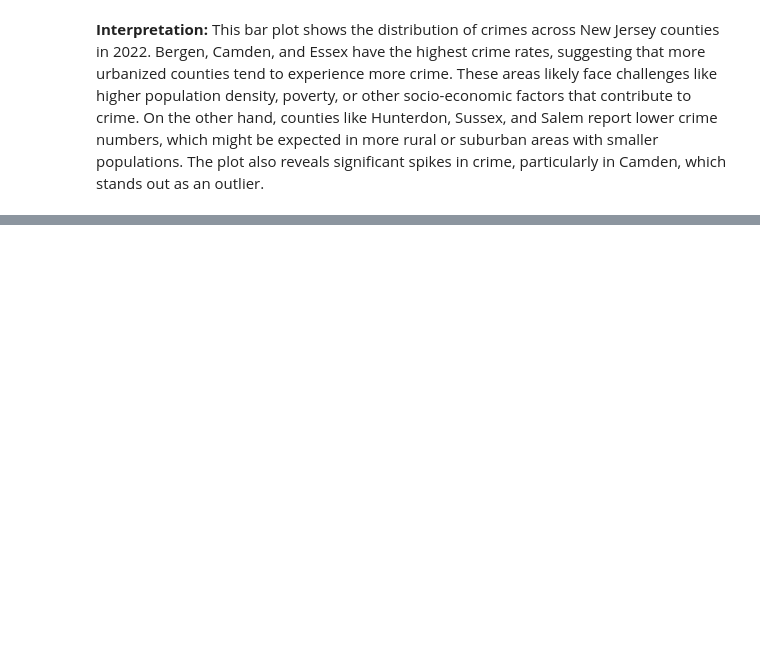
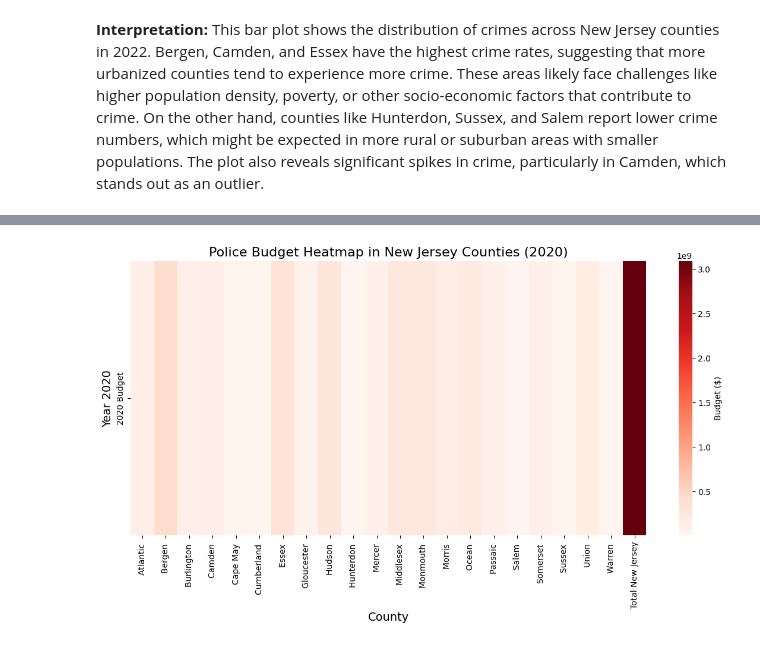
Before and after one commit to erikaguiracocha/Data-Visualization-2025, a Jupyter notebook: PS2erikaguiracocha.ipynb, the cells around one changed output, grey strips where cells are left out. Drawn from its saved outputs; the diff is of its cells as text; code cells hidden in the pictures; blank space fills up the shorter version.

```diff
--- a/PS2erikaguiracocha.ipynb
+++ b/PS2erikaguiracocha.ipynb
@@ -103,0 +192,35 @@ Passing `palette` without assigning `hue` is deprecated and will be removed in v
+# %%
+import matplotlib.pyplot as plt
+import seaborn as sns
+import pandas as pd
+
+# Convert '2020' column to numeric values
+budget_data['2020'] = budget_data['2020'].replace({',': ''}, regex=True).astype(float)
+
+# Extract the 2020 budget data and counties
+budget_2020 = budget_data['2020']
+counties = budget_data['County']
+
+# Create a DataFrame for the heatmap
+budget_2020_df = pd.DataFrame({
+    'County': counties,
+    '2020 Budget': budget_2020
+})
+
+# Pivot the data to make it suitable for the heatmap
+# Since we only have one year's data, we'll create a single row heatmap
+heatmap_data = budget_2020_df.set_index('County').T  # Transpose the data for heatmap
+
+# Create a heatmap without displaying the values
+plt.figure(figsize=(14, 6))
+sns.heatmap(heatmap_data, annot=False, cmap='Reds', cbar_kws={'label': 'Budget ($)'})
+
+# Set the title and labels
+plt.title('Police Budget Heatmap in New Jersey Counties (2020)', fontsize=16)
+plt.xlabel('County', fontsize=14)
+plt.ylabel('Year 2020', fontsize=14)
+
+# Show the plot
+plt.show()
+# %% [output]
+[figure, added]
```
Also changed, not shown: parts of 9 cells of this notebook.
